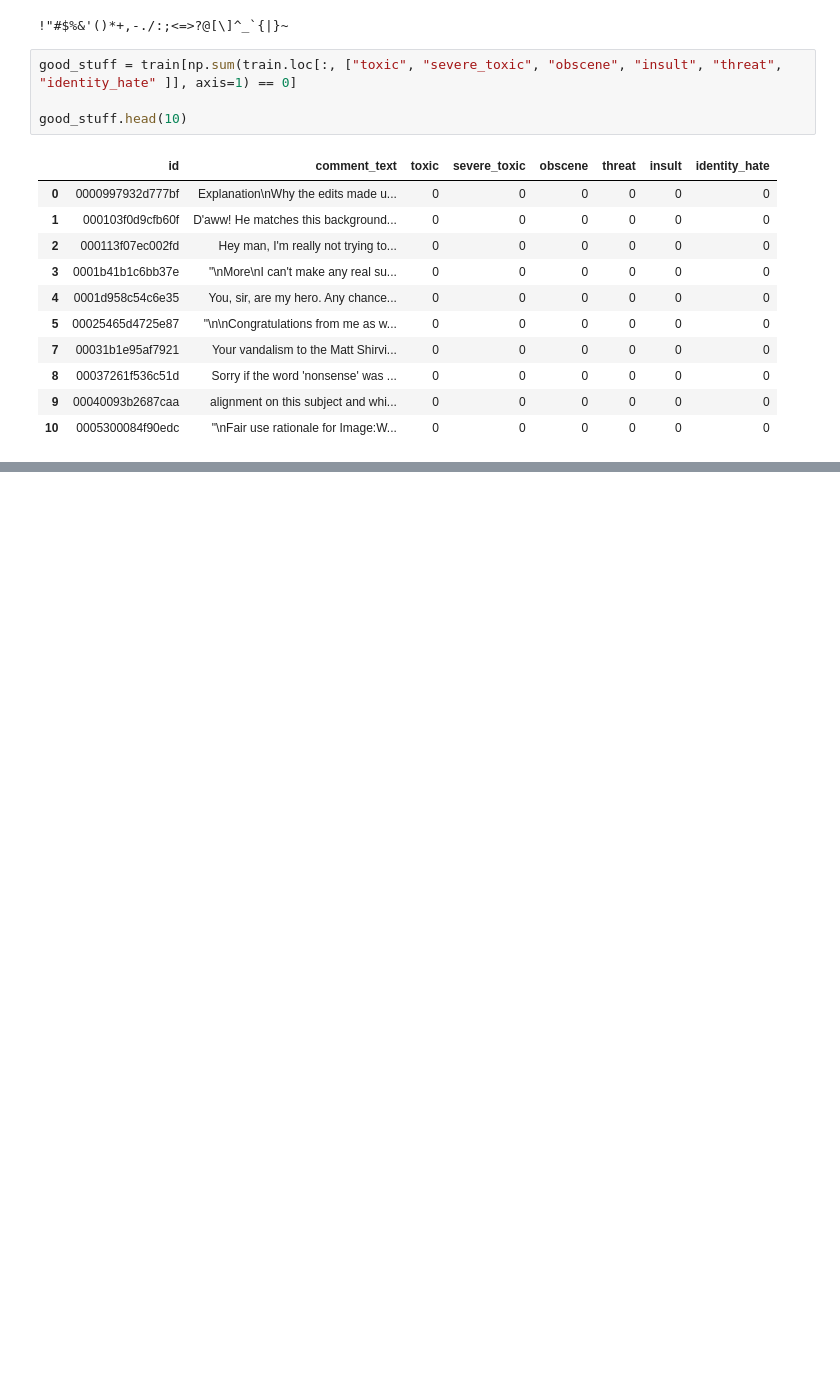
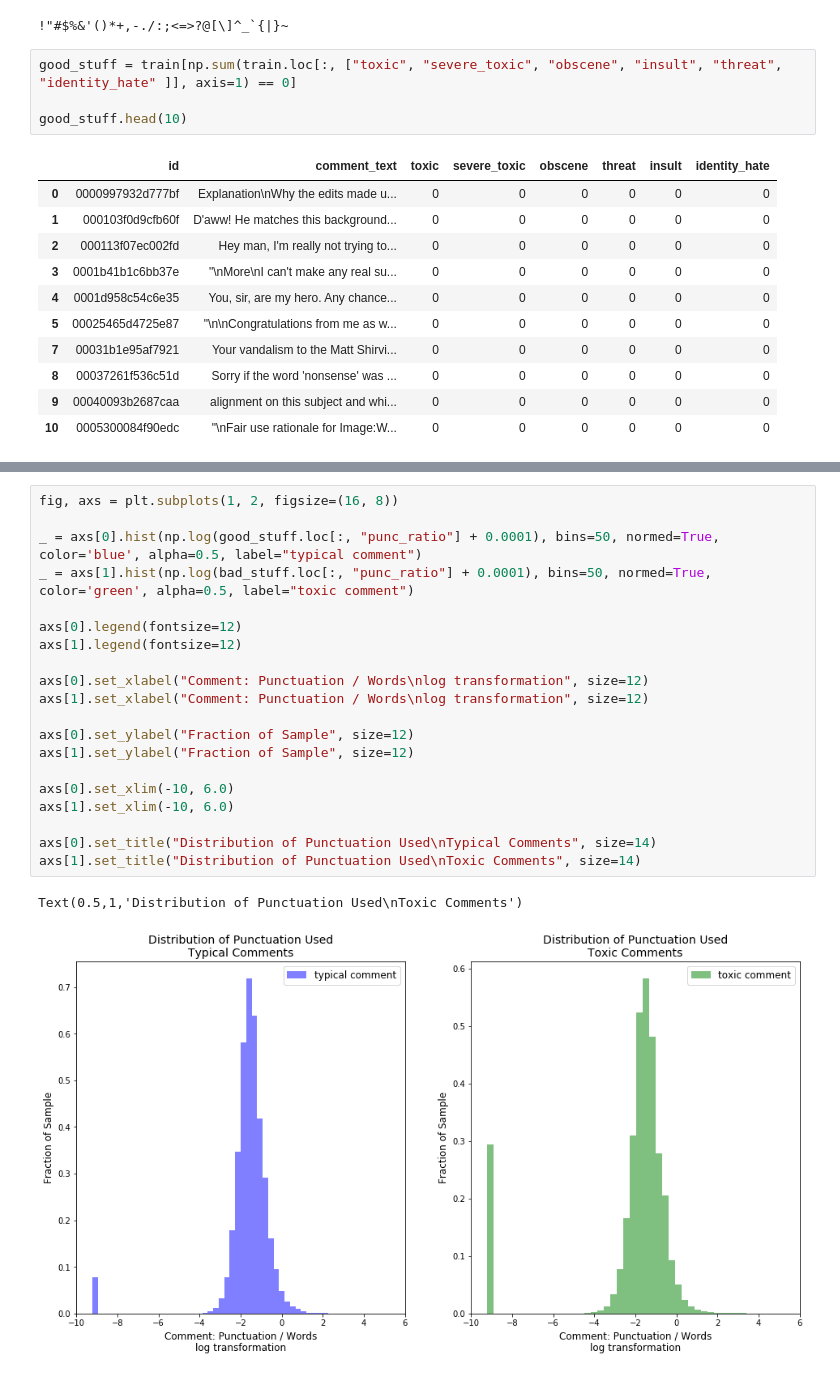
Before and after one commit to pixelatedbrian/polished-vernacular, a Jupyter notebook: notebooks/toxic_comment_eda_round_4.ipynb, the cells around one changed output, grey strips where cells are left out. Drawn from its saved outputs; the diff is of its cells as text; blank space fills up the shorter version.

```diff
--- a/notebooks/toxic_comment_eda_round_4.ipynb
+++ b/notebooks/toxic_comment_eda_round_4.ipynb
@@ -205,0 +323,23 @@ _ = ax.hist(loudness, bins=100, normed=True)
+# %%
+fig, axs = plt.subplots(1, 2, figsize=(16, 8))
+
+_ = axs[0].hist(np.log(good_stuff.loc[:, "punc_ratio"] + 0.0001), bins=50, normed=True, color='blue', alpha=0.5, label="typical comment")
+_ = axs[1].hist(np.log(bad_stuff.loc[:, "punc_ratio"] + 0.0001), bins=50, normed=True, color='green', alpha=0.5, label="toxic comment")
+
+axs[0].legend(fontsize=12)
+axs[1].legend(fontsize=12)
+
+axs[0].set_xlabel("Comment: Punctuation / Words\nlog transformation", size=12)
+axs[1].set_xlabel("Comment: Punctuation / Words\nlog transformation", size=12)
+
+axs[0].set_ylabel("Fraction of Sample", size=12)
+axs[1].set_ylabel("Fraction of Sample", size=12)
+
+axs[0].set_xlim(-10, 6.0)
+axs[1].set_xlim(-10, 6.0)
+
+axs[0].set_title("Distribution of Punctuation Used\nTypical Comments", size=14)
+axs[1].set_title("Distribution of Punctuation Used\nToxic Comments", size=14)
+# %% [output]
+Text(0.5,1,'Distribution of Punctuation Used\nToxic Comments')
+[figure, added]
```
Also changed, not shown: parts of 27 cells of this notebook, 1 other file.
